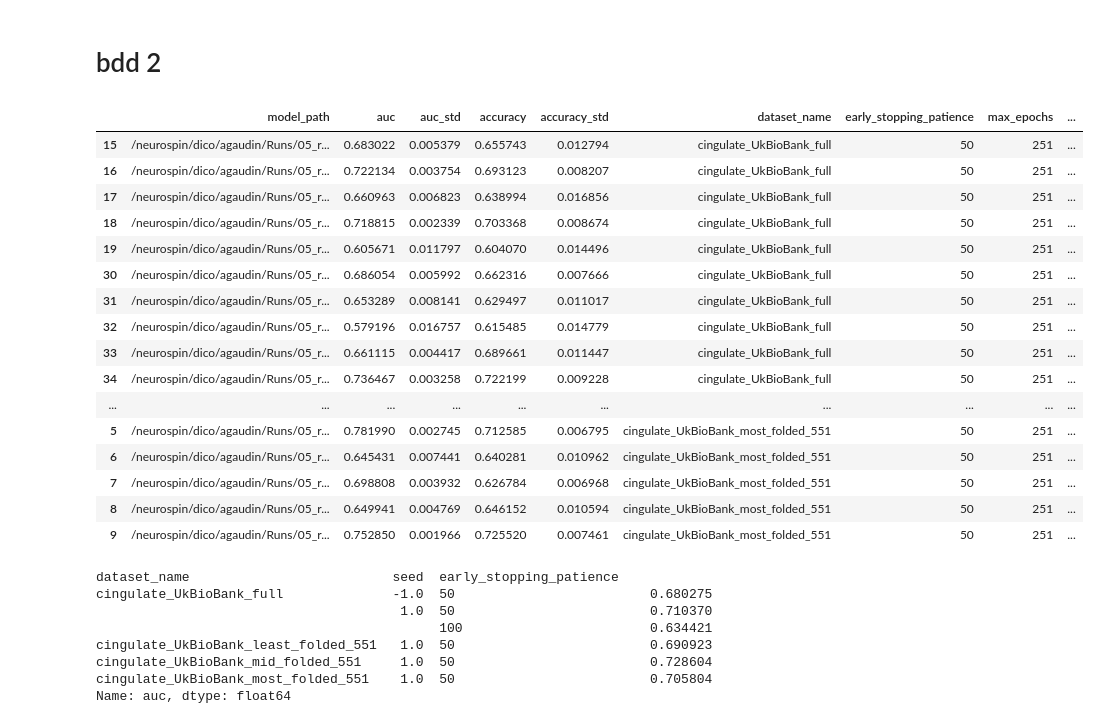
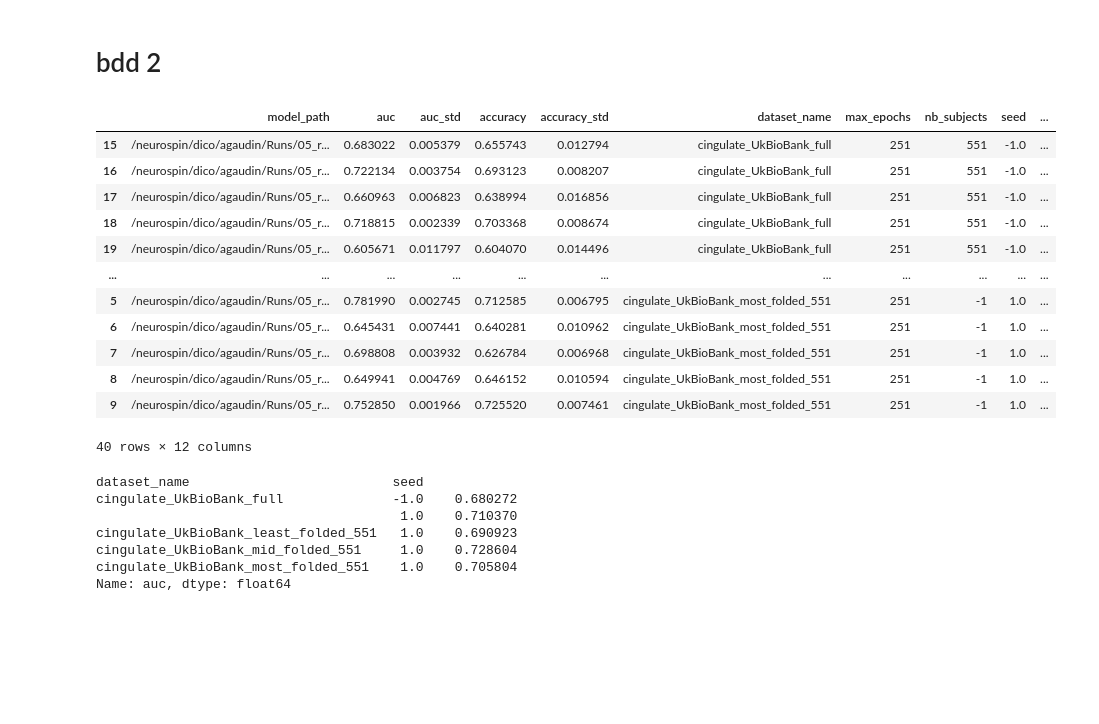
Before and after one commit to neurospin-projects/2023_agaudin_jchavas_folding_supervised, a Jupyter notebook: contrastive/notebooks/bdd_analysis.ipynb, the cells around one changed output. Saved outputs shown, nothing was run; the diff lists cells and outputs as text; code cells hidden in the pictures; blank space fills up the shorter version.

```diff
--- a/contrastive/notebooks/bdd_analysis.ipynb
+++ b/contrastive/notebooks/bdd_analysis.ipynb
@@ -1,7 +1,11 @@
 # %%
 import numpy as np
 import pandas as pd
+pd.set_option('display.max_rows', 20)
 import matplotlib.pyplot as plt
+
+from scipy.stats import pearsonr
+from sklearn.linear_model import LinearRegression
 # %% [markdown]
 # bdd 1
 # %%
@@ -222,36 +226,31 @@ SyntaxError: unexpected EOF while parsing (<ipython-input-13-721e0f0db702>, line
 # %% [markdown]
 # bdd 2
 # %%
-bdd = pd.read_csv("/neurospin/dico/agaudin/Runs/05_rigourous/Output_2/bdd_05.csv", index_col=0)
-bdd.seed = bdd.seed.fillna(-1)
-bdd = bdd.sort_values(by=['dataset_name', 'seed'], ascending=True)
-bdd
+bdd2 = pd.read_csv("/neurospin/dico/agaudin/Runs/05_rigourous/Output/gyrification/bdd_gyrification.csv", index_col=0)
+bdd2.seed = bdd2.seed.fillna(-1)
+bdd2 = bdd2.sort_values(by=['dataset_name', 'seed'], ascending=True)
+bdd2
 # %% [output]
-|  | model_path | auc | auc_std | accuracy | accuracy_std | dataset_name | early_stopping_patience | max_epochs | ... |
-| 15 | /neurospin/dico/agaudin/Runs/05_r... | 0.683022 | 0.005379 | 0.655743 | 0.012794 | cingulate_UkBioBank_full | 50 | 251 | ... |
-| 16 | /neurospin/dico/agaudin/Runs/05_r... | 0.722134 | 0.003754 | 0.693123 | 0.008207 | cingulate_UkBioBank_full | 50 | 251 | ... |
-| 17 | /neurospin/dico/agaudin/Runs/05_r... | 0.660963 | 0.006823 | 0.638994 | 0.016856 | cingulate_UkBioBank_full | 50 | 251 | ... |
-| 18 | /neurospin/dico/agaudin/Runs/05_r... | 0.718815 | 0.002339 | 0.703368 | 0.008674 | cingulate_UkBioBank_full | 50 | 251 | ... |
-| 19 | /neurospin/dico/agaudin/Runs/05_r... | 0.605671 | 0.011797 | 0.604070 | 0.014496 | cingulate_UkBioBank_full | 50 | 251 | ... |
-| 30 | /neurospin/dico/agaudin/Runs/05_r... | 0.686054 | 0.005992 | 0.662316 | 0.007666 | cingulate_UkBioBank_full | 50 | 251 | ... |
-| 31 | /neurospin/dico/agaudin/Runs/05_r... | 0.653289 | 0.008141 | 0.629497 | 0.011017 | cingulate_UkBioBank_full | 50 | 251 | ... |
-| 32 | /neurospin/dico/agaudin/Runs/05_r... | 0.579196 | 0.016757 | 0.615485 | 0.014779 | cingulate_UkBioBank_full | 50 | 251 | ... |
-| 33 | /neurospin/dico/agaudin/Runs/05_r... | 0.661115 | 0.004417 | 0.689661 | 0.011447 | cingulate_UkBioBank_full | 50 | 251 | ... |
-| 34 | /neurospin/dico/agaudin/Runs/05_r... | 0.736467 | 0.003258 | 0.722199 | 0.009228 | cingulate_UkBioBank_full | 50 | 251 | ... |
-| ... | ... | ... | ... | ... | ... | ... | ... | ... | ... |
-| 5 | /neurospin/dico/agaudin/Runs/05_r... | 0.781990 | 0.002745 | 0.712585 | 0.006795 | cingulate_UkBioBank_most_folded_551 | 50 | 251 | ... |
-| 6 | /neurospin/dico/agaudin/Runs/05_r... | 0.645431 | 0.007441 | 0.640281 | 0.010962 | cingulate_UkBioBank_most_folded_551 | 50 | 251 | ... |
-| 7 | /neurospin/dico/agaudin/Runs/05_r... | 0.698808 | 0.003932 | 0.626784 | 0.006968 | cingulate_UkBioBank_most_folded_551 | 50 | 251 | ... |
-| 8 | /neurospin/dico/agaudin/Runs/05_r... | 0.649941 | 0.004769 | 0.646152 | 0.010594 | cingulate_UkBioBank_most_folded_551 | 50 | 251 | ... |
-| 9 | /neurospin/dico/agaudin/Runs/05_r... | 0.752850 | 0.001966 | 0.725520 | 0.007461 | cingulate_UkBioBank_most_folded_551 | 50 | 251 | ... |
+|  | model_path | auc | auc_std | accuracy | accuracy_std | dataset_name | max_epochs | nb_subjects | seed | ... |
+| 15 | /neurospin/dico/agaudin/Runs/05_r... | 0.683022 | 0.005379 | 0.655743 | 0.012794 | cingulate_UkBioBank_full | 251 | 551 | -1.0 | ... |
+| 16 | /neurospin/dico/agaudin/Runs/05_r... | 0.722134 | 0.003754 | 0.693123 | 0.008207 | cingulate_UkBioBank_full | 251 | 551 | -1.0 | ... |
+| 17 | /neurospin/dico/agaudin/Runs/05_r... | 0.660963 | 0.006823 | 0.638994 | 0.016856 | cingulate_UkBioBank_full | 251 | 551 | -1.0 | ... |
+| 18 | /neurospin/dico/agaudin/Runs/05_r... | 0.718815 | 0.002339 | 0.703368 | 0.008674 | cingulate_UkBioBank_full | 251 | 551 | -1.0 | ... |
+| 19 | /neurospin/dico/agaudin/Runs/05_r... | 0.605671 | 0.011797 | 0.604070 | 0.014496 | cingulate_UkBioBank_full | 251 | 551 | -1.0 | ... |
+| ... | ... | ... | ... | ... | ... | ... | ... | ... | ... | ... |
+| 5 | /neurospin/dico/agaudin/Runs/05_r... | 0.781990 | 0.002745 | 0.712585 | 0.006795 | cingulate_UkBioBank_most_folded_551 | 251 | -1 | 1.0 | ... |
+| 6 | /neurospin/dico/agaudin/Runs/05_r... | 0.645431 | 0.007441 | 0.640281 | 0.010962 | cingulate_UkBioBank_most_folded_551 | 251 | -1 | 1.0 | ... |
+| 7 | /neurospin/dico/agaudin/Runs/05_r... | 0.698808 | 0.003932 | 0.626784 | 0.006968 | cingulate_UkBioBank_most_folded_551 | 251 | -1 | 1.0 | ... |
+| 8 | /neurospin/dico/agaudin/Runs/05_r... | 0.649941 | 0.004769 | 0.646152 | 0.010594 | cingulate_UkBioBank_most_folded_551 | 251 | -1 | 1.0 | ... |
+| 9 | /neurospin/dico/agaudin/Runs/05_r... | 0.752850 | 0.001966 | 0.725520 | 0.007461 | cingulate_UkBioBank_most_folded_551 | 251 | -1 | 1.0 | ... |
+40 rows × 12 columns
 # %%
-bdd.groupby(['dataset_name','seed', 'early_stopping_patience']).auc.mean()
+bdd2.groupby(['dataset_name','seed']).auc.mean()
 # %% [output]
-dataset_name                          seed  early_stopping_patience
-cingulate_UkBioBank_full              -1.0  50                         0.680275
-                                       1.0  50                         0.710370
-                                            100                        0.634421
-cingulate_UkBioBank_least_folded_551   1.0  50                         0.690923
-cingulate_UkBioBank_mid_folded_551     1.0  50                         0.728604
-cingulate_UkBioBank_most_folded_551    1.0  50                         0.705804
+dataset_name                          seed
+cingulate_UkBioBank_full              -1.0    0.680272
+                                       1.0    0.710370
+cingulate_UkBioBank_least_folded_551   1.0    0.690923
+cingulate_UkBioBank_mid_folded_551     1.0    0.728604
+cingulate_UkBioBank_most_folded_551    1.0    0.705804
 Name: auc, dtype: float64
```
Also changed, not shown: parts of 16 cells of this notebook, 4 other files.
